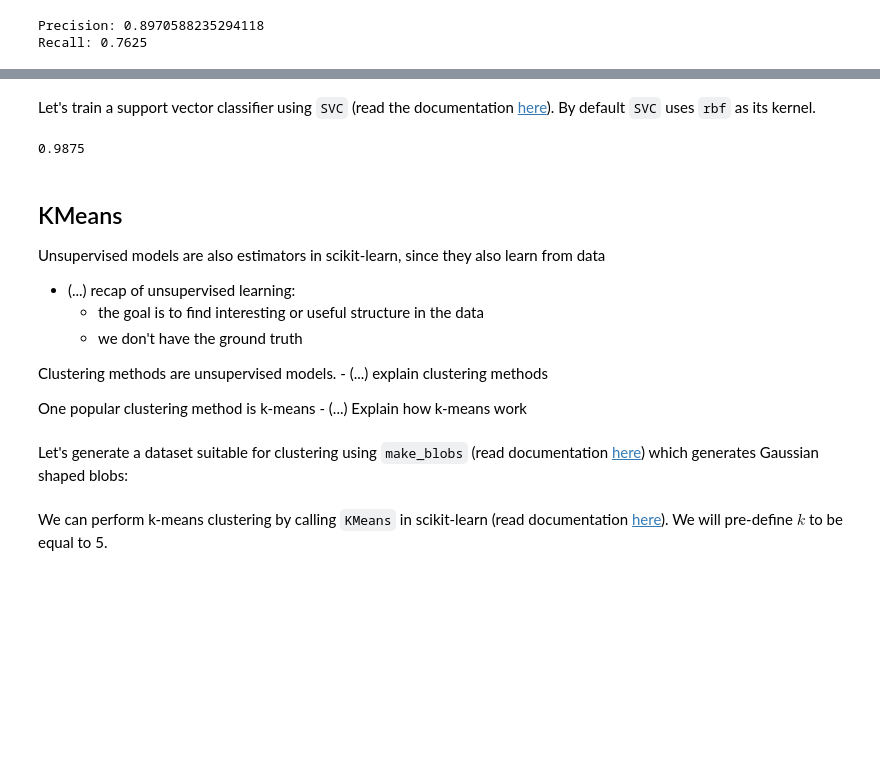
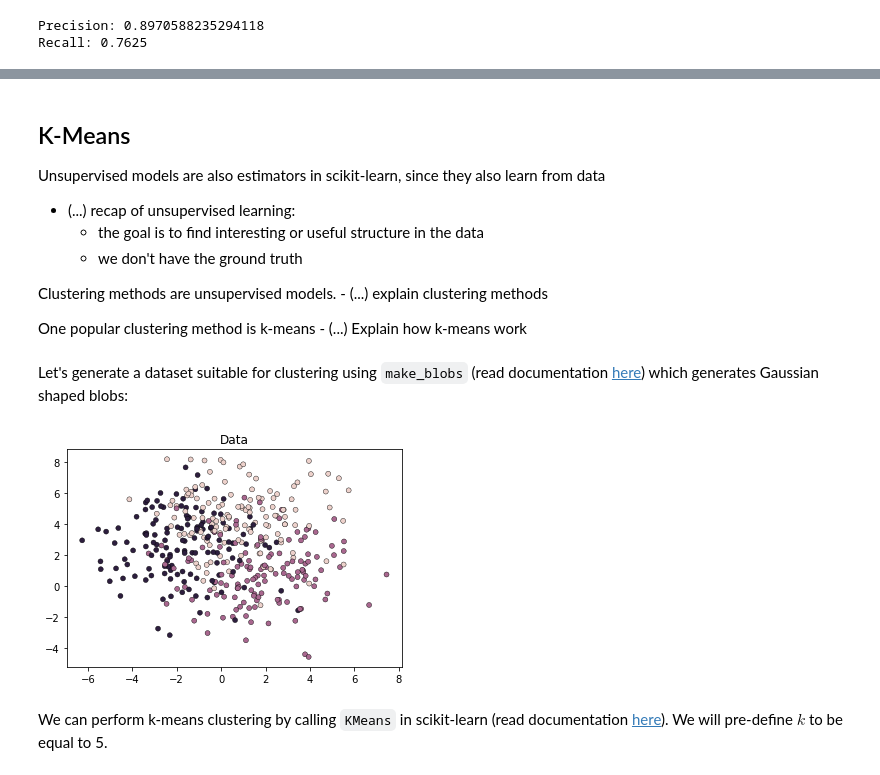
Before and after one commit to martinagvilas/ML-Vis-BrainHack-2021, a Jupyter notebook: notebooks/02-estimators.ipynb, the cells around one changed output, grey strips where cells are left out. Drawn from its saved outputs; the diff is of its cells as text; code cells hidden in the pictures; blank space fills up the shorter version.

```diff
--- a/notebooks/02-estimators.ipynb
+++ b/notebooks/02-estimators.ipynb
@@ -370,20 +361,5 @@ Recall: 0.7625
-# %% [markdown]
-Let's train a support vector classifier using `SVC` (read the documentation [here](https://scikit-learn.org/stable/modules/generated/sklearn.svm.SVC.html#sklearn.svm.SVC)). By default `SVC` uses `rbf` as its kernel.
-# %%
-from sklearn.svm import SVC
-
-# Create model
-svc = SVC()
-
-# Fit model
-svc = svc.fit(X, y)
-
-# Score predictions
-svc.score(X, y)
-# %% [output]
-0.9875
 # %% [markdown]
-## KMeans
+## K-Means
 
 Unsupervised models are also estimators in scikit-learn, since they also learn from data
 
@@ -407,3 +377,21 @@ X, y = make_blobs(
+# %%
+import matplotlib.pyplot as plt
+import seaborn as sns
+from sklearn.datasets import make_blobs
+
+X, y = make_blobs(
+    n_samples=400, n_features=2, random_state=0, cluster_std=2
+)
+
+#X, y = make_moons(noise=0.352, random_state=1, n_samples=100)
+
+sns.scatterplot(
+    x=X[:, 0], y=X[:, 1], hue=y,
+    marker='o', s=25, edgecolor='k', legend=False
+).set_title("Data")
+plt.show()
+# %% [output]
+[figure, added]
 # %% [markdown]
 We can perform k-means clustering by calling `KMeans` in scikit-learn (read documentation [here](https://scikit-learn.org/stable/modules/generated/sklearn.cluster.KMeans.html#sklearn.cluster.KMeans)). We will pre-define $k$ to be equal to 5.
 # %%
```
Also changed, not shown: parts of 21 cells of this notebook.
